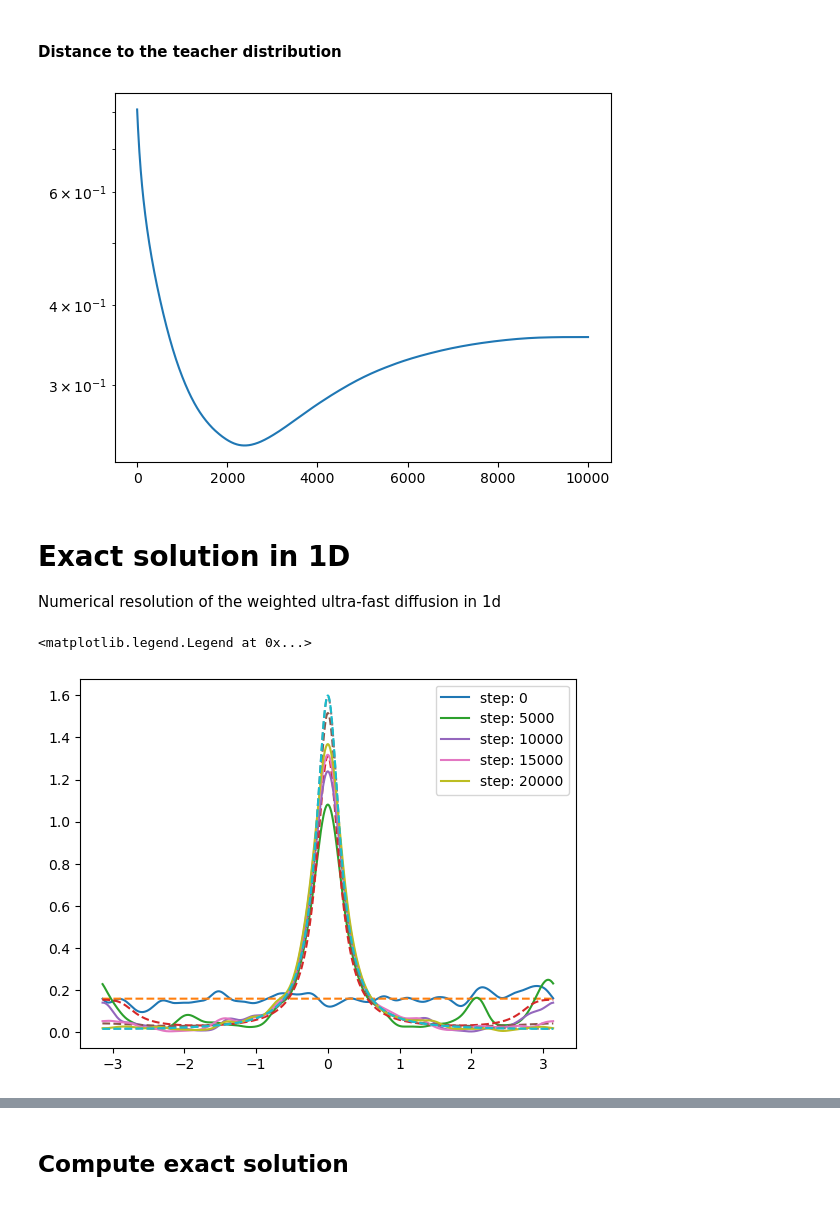
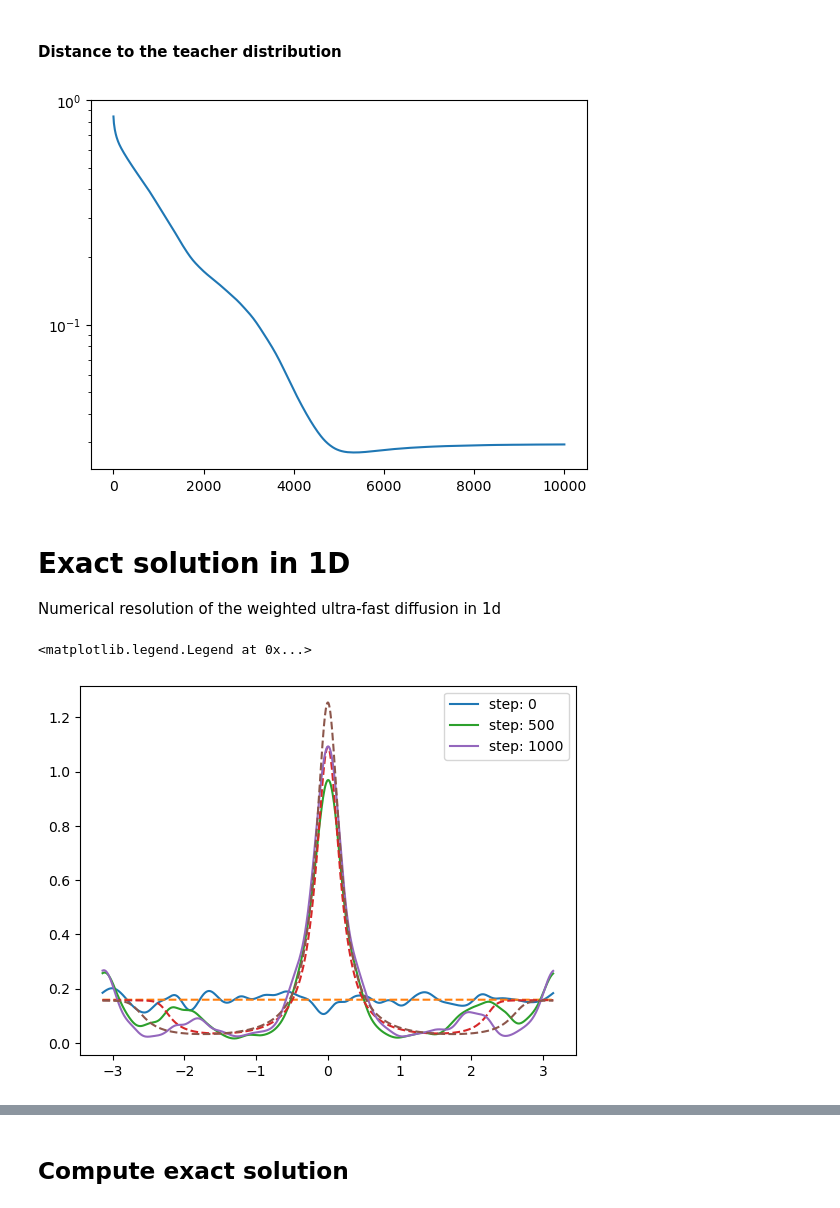
Before and after one commit to rbarboni/VarPro, a Jupyter notebook: VarPro_ReLU_1d/Experiment.ipynb, the cells around one changed output, grey strips where cells are left out. Cells and saved outputs as stored; diff of their text form; code cells hidden in the pictures.

```diff
--- a/VarPro_ReLU_1d/Experiment.ipynb
+++ b/VarPro_ReLU_1d/Experiment.ipynb
@@ -97,7 +99,7 @@ optimizer = torch.optim.SGD([student.feature_model.weight], lr=lr)
 # %%
 problem = LearningProblem(student, train_loader, optimizer, criterion)
 # %%
-epochs = 2000
+epochs = 10000
 problem.train(epochs)
 # %%
 # training loss
@@ -145,7 +147,7 @@ for i in tqdm(distance_teacher_idx):
 plt.plot(distance_teacher_idx, distance_teacher_list)
 plt.yscale('log')
 # %% [output]
-[figure, old version]
+[figure, new version]
 # %% [markdown]
 # Exact solution in 1D
 Numerical resolution of the weighted ultra-fast diffusion in 1d
@@ -153,25 +155,25 @@ Numerical resolution of the weighted ultra-fast diffusion in 1d
 import gzip
 import pickle
 
-path = '../diffusion_relu1d_gamma100_ts-10.pkl.gz'
+path = '../diffusion_relu1d_gamma100_ts-8.pkl.gz'
 with gzip.open(path, 'rb') as file:
     f_list = pickle.load(file)
 # %%
 M = f_list.shape[1]
 X = np.linspace(-np.pi, np.pi, M+1)
 X = 0.5 * (X[1:]+X[:-1])
 
-for i in np.arange(0, 20001, 5000):
+for i in np.arange(0, 1001, 500):
     w = problem.state_list[i]['feature_model.weight'].numpy()
     f = circle_to_line(w)
 
     plt.plot(*gaussian_conv(f, scale=0.1), label=f'step: {i}')
     plt.plot(X, f_list[i], '--')
 plt.legend()
 #plt.yscale('log')
 # %% [output]
 <matplotlib.legend.Legend at 0x...>
-[figure, old version]
+[figure, new version]
 # %%
 
 w2 = torch.tensor([[np.cos(x), np.sin(x)] for x in X], dtype=torch.float32)
```
Also changed, not shown: parts of 7 cells of this notebook, 3 other files.
